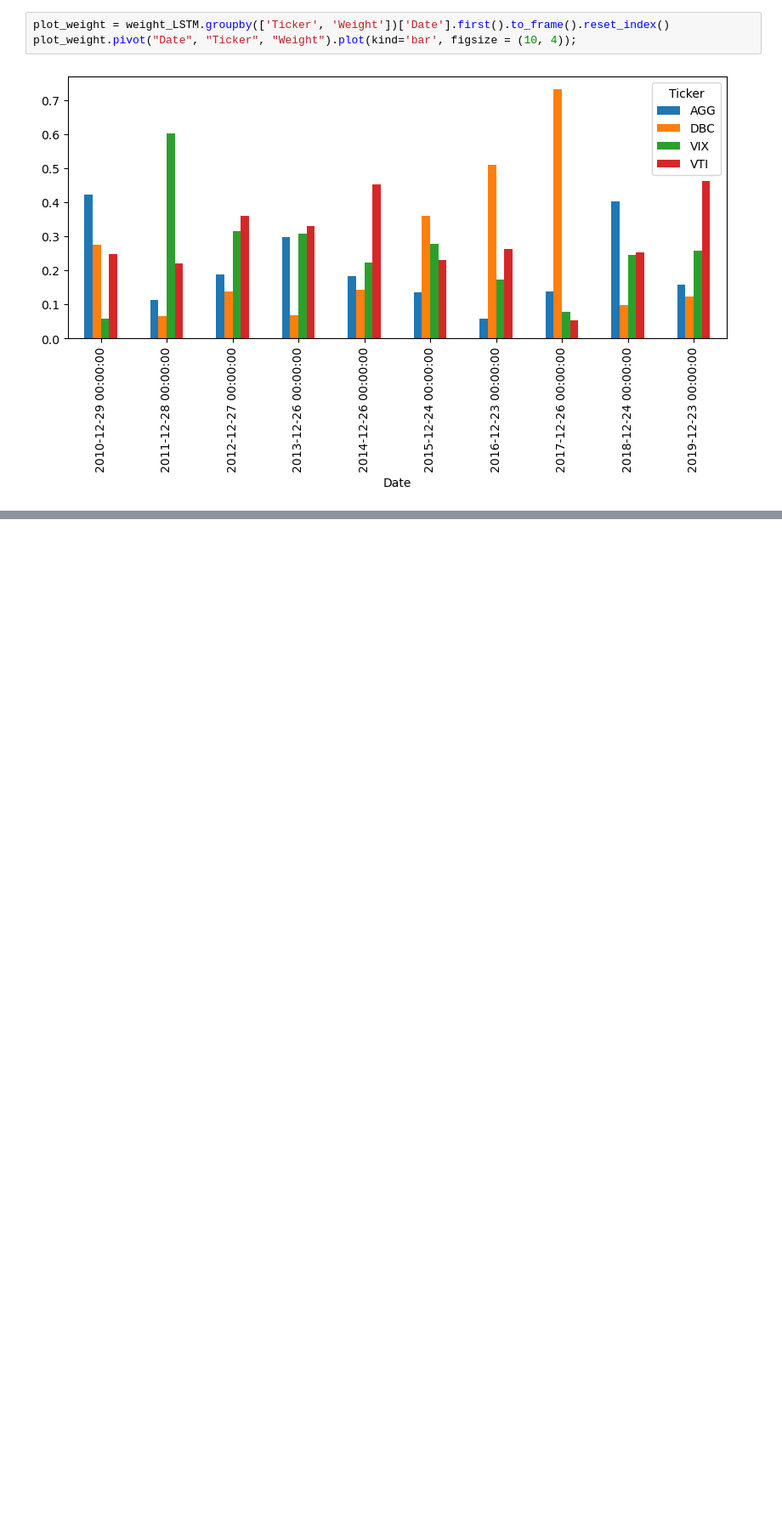
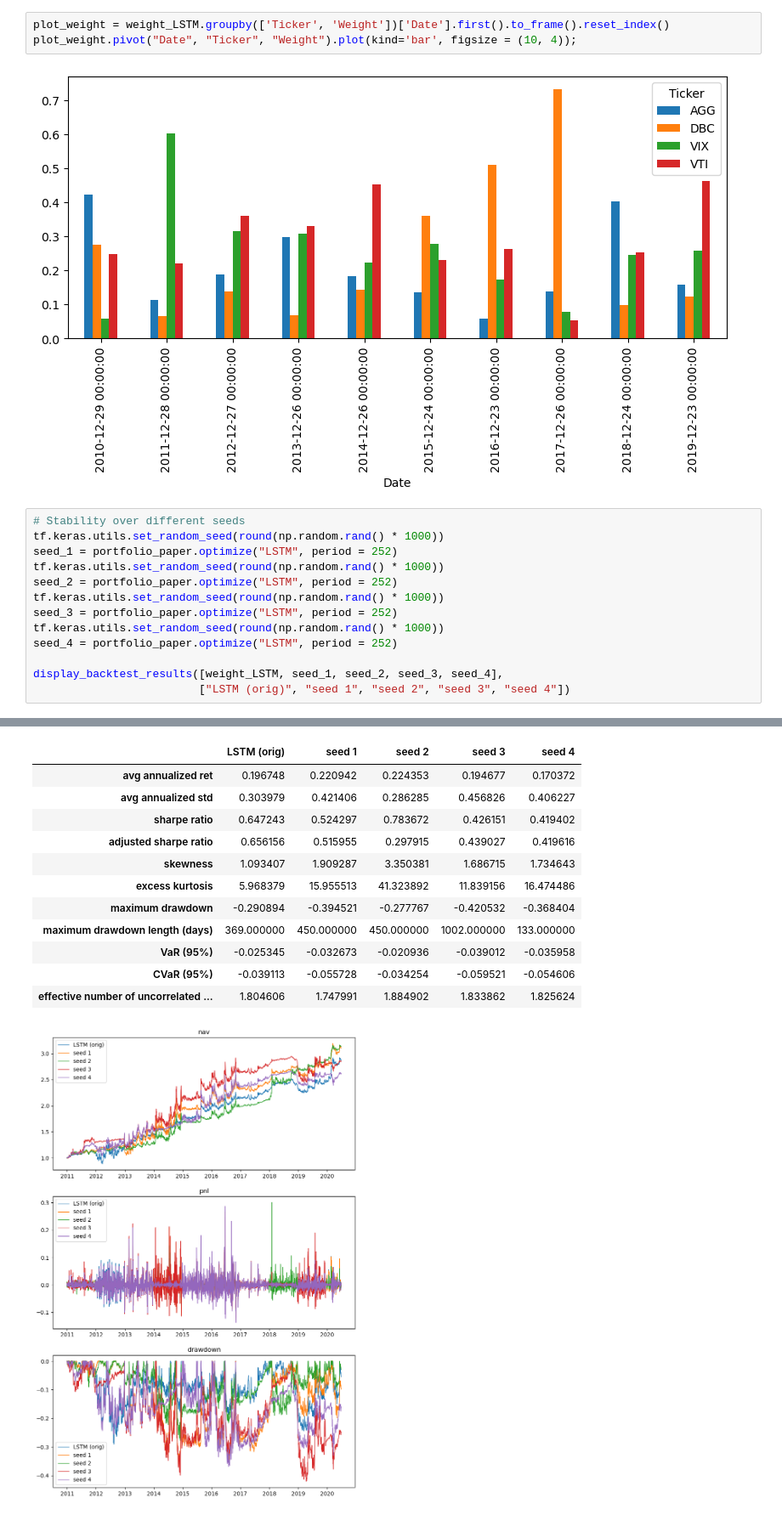
Before and after one commit to Xuanfu-lab/230ZA_Project, a Jupyter notebook: main.ipynb, the cells around one changed output, grey strips where cells are left out. Shown at 85% size. Cells and saved outputs as stored; diff of their text form; blank space fills up the shorter version.

```diff
--- a/main.ipynb
+++ b/main.ipynb
@@ -161,3 +161,17 @@ plot_weight = weight_LSTM.groupby(['Ticker', 'Weight'])['Date'].first().to_frame
 plot_weight.pivot("Date", "Ticker", "Weight").plot(kind='bar', figsize = (10, 4));
 # %% [output]
 [figure]
+# %%
+# Stability over different seeds
+tf.keras.utils.set_random_seed(round(np.random.rand() * 1000))
+seed_1 = portfolio_paper.optimize("LSTM", period = 252)
+tf.keras.utils.set_random_seed(round(np.random.rand() * 1000))
+seed_2 = portfolio_paper.optimize("LSTM", period = 252)
+tf.keras.utils.set_random_seed(round(np.random.rand() * 1000))
+seed_3 = portfolio_paper.optimize("LSTM", period = 252)
+tf.keras.utils.set_random_seed(round(np.random.rand() * 1000))
+seed_4 = portfolio_paper.optimize("LSTM", period = 252)
+
+display_backtest_results([weight_LSTM, seed_1, seed_2, seed_3, seed_4],
+                         ["LSTM (orig)", "seed 1", "seed 2", "seed 3", "seed 4"])
+# %% [output]
@@ -163,0 +195,13 @@ plot_weight.pivot("Date", "Ticker", "Weight").plot(kind='bar', figsize = (10, 4)
+|  | LSTM (orig) | seed 1 | seed 2 | seed 3 | seed 4 |
+| avg annualized ret | 0.196748 | 0.220942 | 0.224353 | 0.194677 | 0.170372 |
+| avg annualized std | 0.303979 | 0.421406 | 0.286285 | 0.456826 | 0.406227 |
+| sharpe ratio | 0.647243 | 0.524297 | 0.783672 | 0.426151 | 0.419402 |
+| adjusted sharpe ratio | 0.656156 | 0.515955 | 0.297915 | 0.439027 | 0.419616 |
+| skewness | 1.093407 | 1.909287 | 3.350381 | 1.686715 | 1.734643 |
+| excess kurtosis | 5.968379 | 15.955513 | 41.323892 | 11.839156 | 16.474486 |
+| maximum drawdown | -0.290894 | -0.394521 | -0.277767 | -0.420532 | -0.368404 |
+| maximum drawdown length (days) | 369.000000 | 450.000000 | 450.000000 | 1002.000000 | 133.000000 |
+| VaR (95%) | -0.025345 | -0.032673 | -0.020936 | -0.039012 | -0.035958 |
+| CVaR (95%) | -0.039113 | -0.055728 | -0.034254 | -0.059521 | -0.054606 |
+| effective number of uncorrelated ... | 1.804606 | 1.747991 | 1.884902 | 1.833862 | 1.825624 |
+[figure, added]
```
Also changed, not shown: parts of 1 cell of this notebook.
